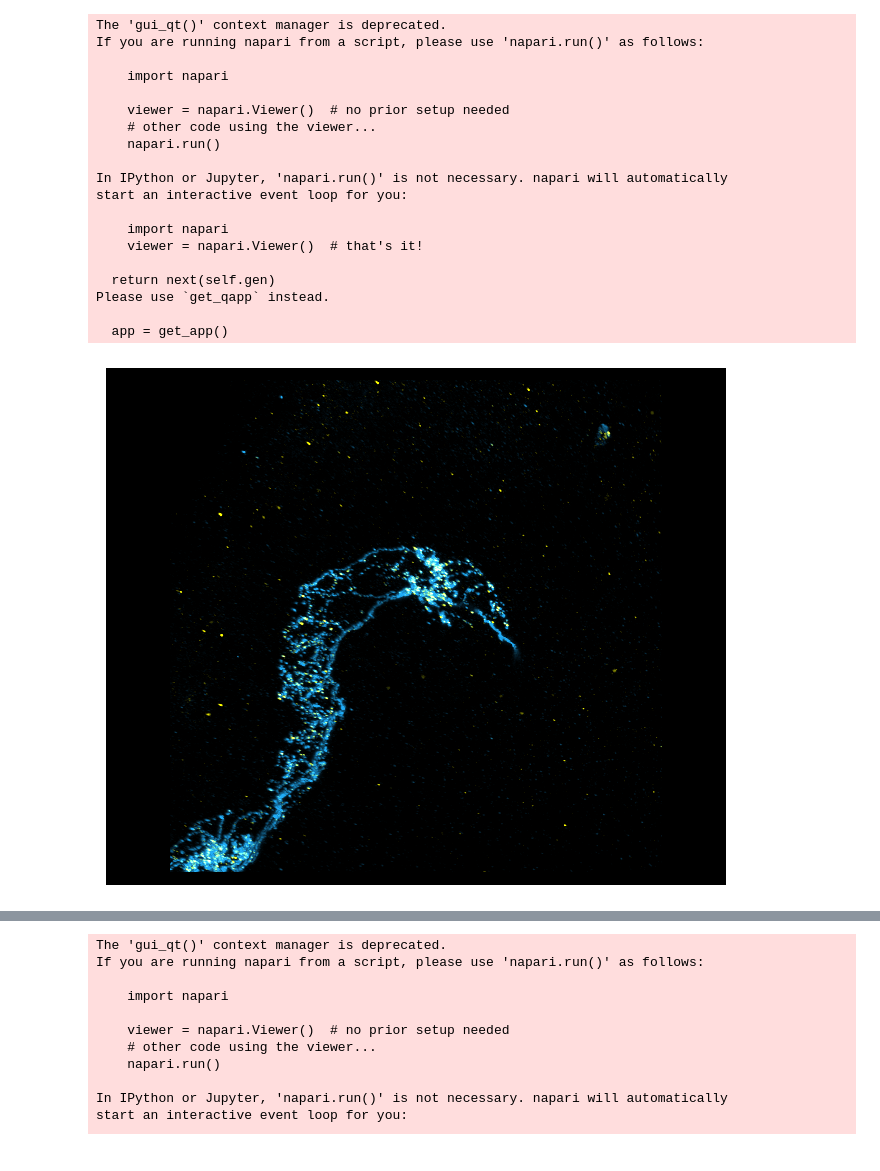
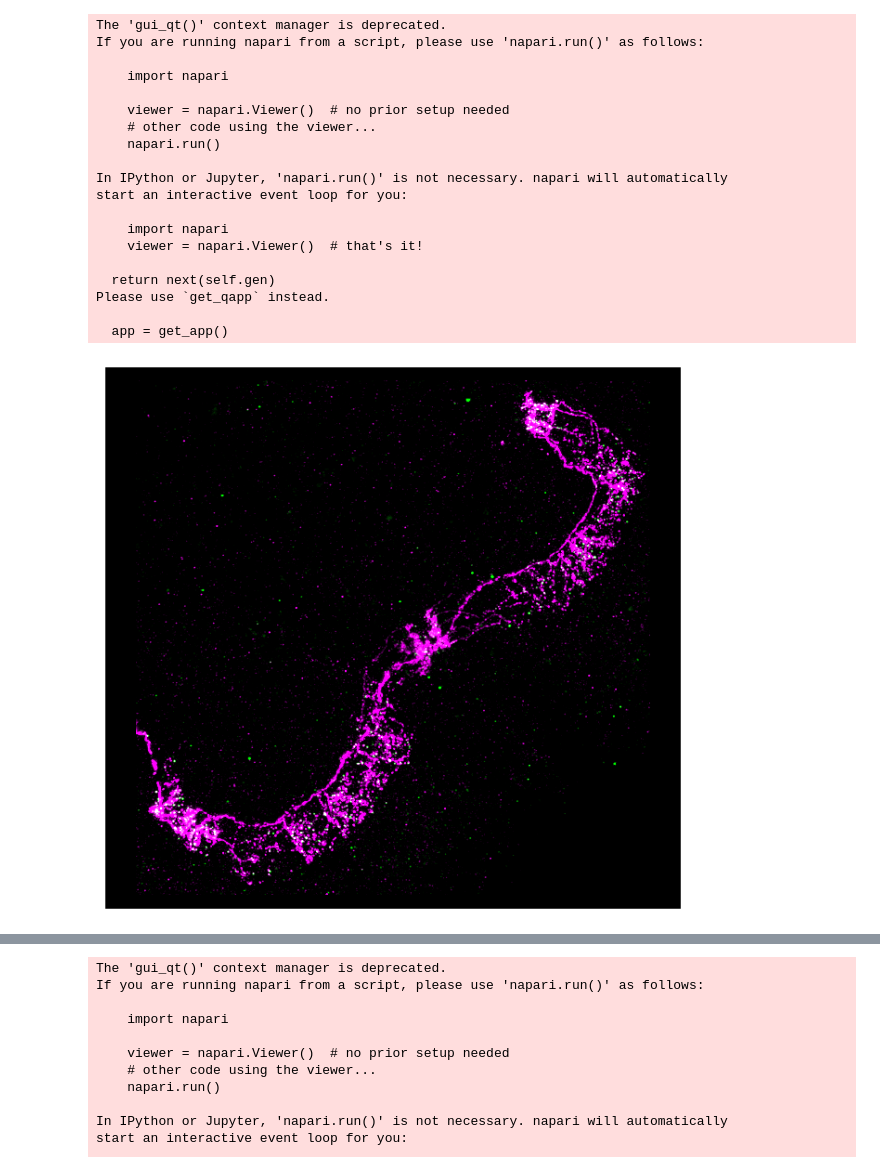
Before and after one commit to sansachenlelele/connectome_analysis_fisherlab, a Jupyter notebook: save_svg-airyscan.ipynb, the cells around one changed output, grey strips where cells are left out. Cells and saved outputs as stored; diff of their text form; code cells hidden in the pictures.

Commit message:
3 svg images

```diff
--- a/save_svg-airyscan.ipynb
+++ b/save_svg-airyscan.ipynb
@@ -90,7 +88,7 @@ viewer.add_image(
     colormap='bop blue',
     blending='additive',
     contrast_limits=(300, 10000),
-    rendering='attenuated_mip',
+    #rendering='attenuated_mip',
     attenuation=0.05,
 )
 
@@ -101,7 +99,7 @@ viewer.add_image(
     colormap='yellow',
     blending='additive',
     contrast_limits=(500, 2500),
-    rendering='mip',
+    #rendering='mip',
 )
 
 napari.run()
@@ -115,18 +113,18 @@ with napari.gui_qt():
     viewer.add_image(
         red_channel,
         name='568 Channel',
-        colormap='bop blue',
+        colormap='magenta',
         blending='additive',
-        contrast_limits=(300, 10000),
-        rendering='attenuated_mip',
-        attenuation=0.05,
+        contrast_limits=(600, 5000),
+        rendering='mip',
+        #attenuation=0.05,
     )
     viewer.add_image(
         green_channel,
         name='488 Channel',
-        colormap='yellow',
+        colormap='green',
         blending='additive',
-        contrast_limits=(500, 2500),
+        contrast_limits=(450, 3000),
         rendering='mip',
     )
 
@@ -134,35 +132,35 @@ with napari.gui_qt():
     highres = viewer.screenshot(canvas_only=True, scale=4)
 
 # 3) Embed in a Matplotlib fig and save:
 fig, ax = plt.subplots(figsize=(8, 8))   # size in inches is arbitrary
 ax.imshow(highres, interpolation='nearest')
 ax.axis('off')
 
 # push out the SVG/EPS with your giant bitmap inside:
-fig.savefig('fly3_right_2channels.svg', format='svg',
+fig.savefig('fly6_2channels.svg', format='svg',
             bbox_inches='tight', pad_inches=0, dpi=800)
 #fig.savefig('napari_3d_ultrahighres.eps', format='eps', bbox_inches='tight', pad_inches=0, dpi=800)
 # %% [output]
 The 'gui_qt()' context manager is deprecated.
 If you are running napari from a script, please use 'napari.run()' as follows:
 
     import napari
 
     viewer = napari.Viewer()  # no prior setup needed
     # other code using the viewer...
     napari.run()
 
 In IPython or Jupyter, 'napari.run()' is not necessary. napari will automatically
 start an interactive event loop for you:
 
     import napari
     viewer = napari.Viewer()  # that's it!
 
   return next(self.gen)
 Please use `get_qapp` instead.
 
   app = get_app()
-[figure, old version]
+[figure, new version]
 # %%
 # "screenshot" of top view of 3D view (red channel only):
 
```
Also changed, not shown: parts of 3 cells of this notebook, 5 other files.
